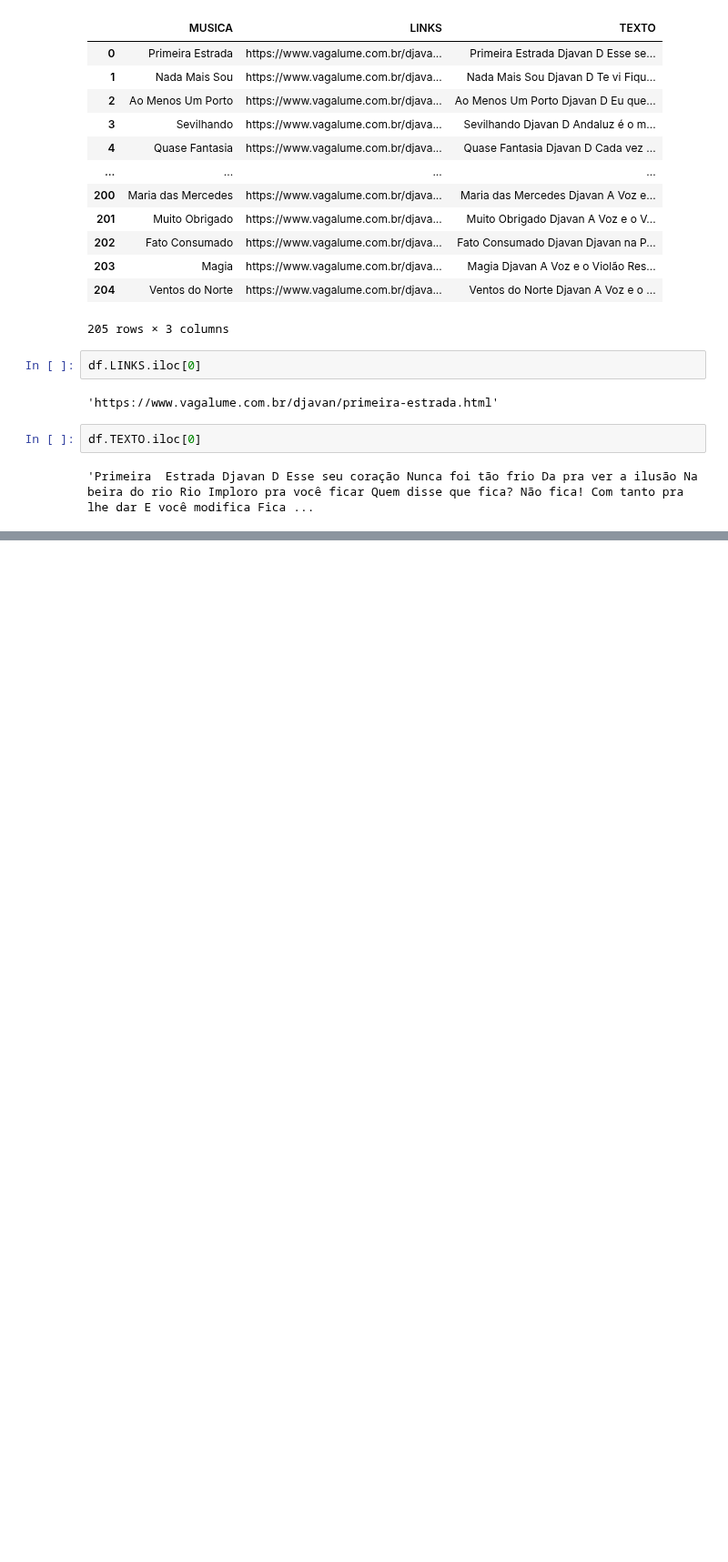
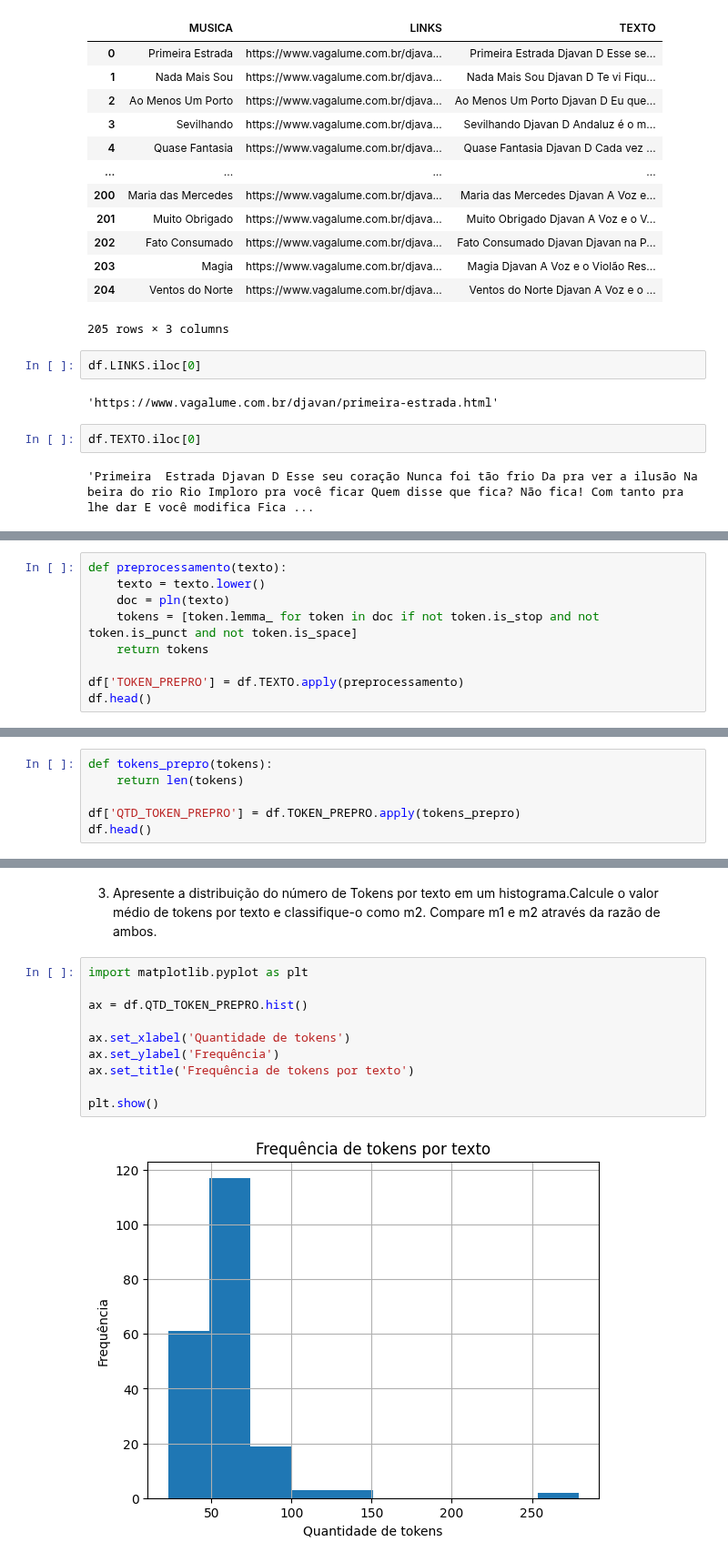
Before and after one commit to clairtonluz/MBA-em-ciencia-de-dados, a Jupyter notebook: Mineracao de Texto/exercicios/EXERCICIO-2- MINERACAO DE TEXTO- 2025.ipynb, the cells around one changed output, grey strips where cells are left out. Shown at 91% size. Cells and saved outputs as stored; diff of their text form; blank space fills up the shorter version.

```diff
--- a/Mineracao de Texto/exercicios/EXERCICIO-2- MINERACAO DE TEXTO- 2025.ipynb
+++ b/Mineracao de Texto/exercicios/EXERCICIO-2- MINERACAO DE TEXTO- 2025.ipynb
@@ -67,0 +196,9 @@ df.TEXTO.iloc[0]
+# %%
+def preprocessamento(texto):
+    texto = texto.lower()
+    doc = pln(texto)
+    tokens = [token.lemma_ for token in doc if not token.is_stop and not token.is_punct and not token.is_space]
+    return tokens
+
+df['TOKEN_PREPRO'] = df.TEXTO.apply(preprocessamento)
+df.head()
@@ -67,0 +214,6 @@ df.TEXTO.iloc[0]
+# %%
+def tokens_prepro(tokens):
+    return len(tokens)
+
+df['QTD_TOKEN_PREPRO'] = df.TOKEN_PREPRO.apply(tokens_prepro)
+df.head()
@@ -67,0 +227,14 @@ df.TEXTO.iloc[0]
+# %% [markdown]
+3. Apresente a distribuição do número de Tokens por texto em um histograma.Calcule o valor médio de tokens por texto e classifique-o como m2. Compare m1 e m2 através da razão de ambos.
+# %%
+import matplotlib.pyplot as plt
+
+ax = df.QTD_TOKEN_PREPRO.hist()
+
+ax.set_xlabel('Quantidade de tokens')
+ax.set_ylabel('Frequência')
+ax.set_title('Frequência de tokens por texto')
+
+plt.show()
+# %% [output]
+[figure, added]
```
Also changed, not shown: parts of 41 cells of this notebook.
